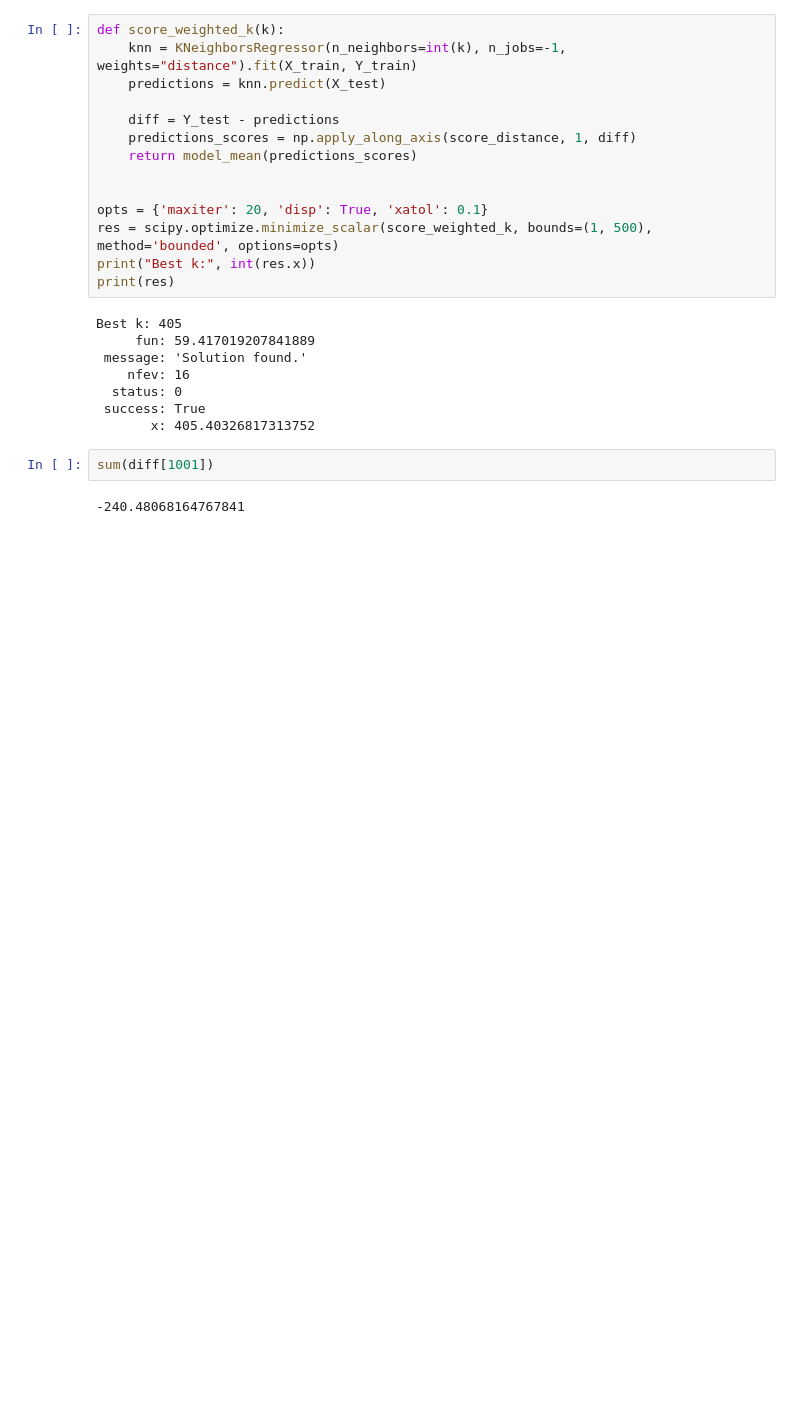
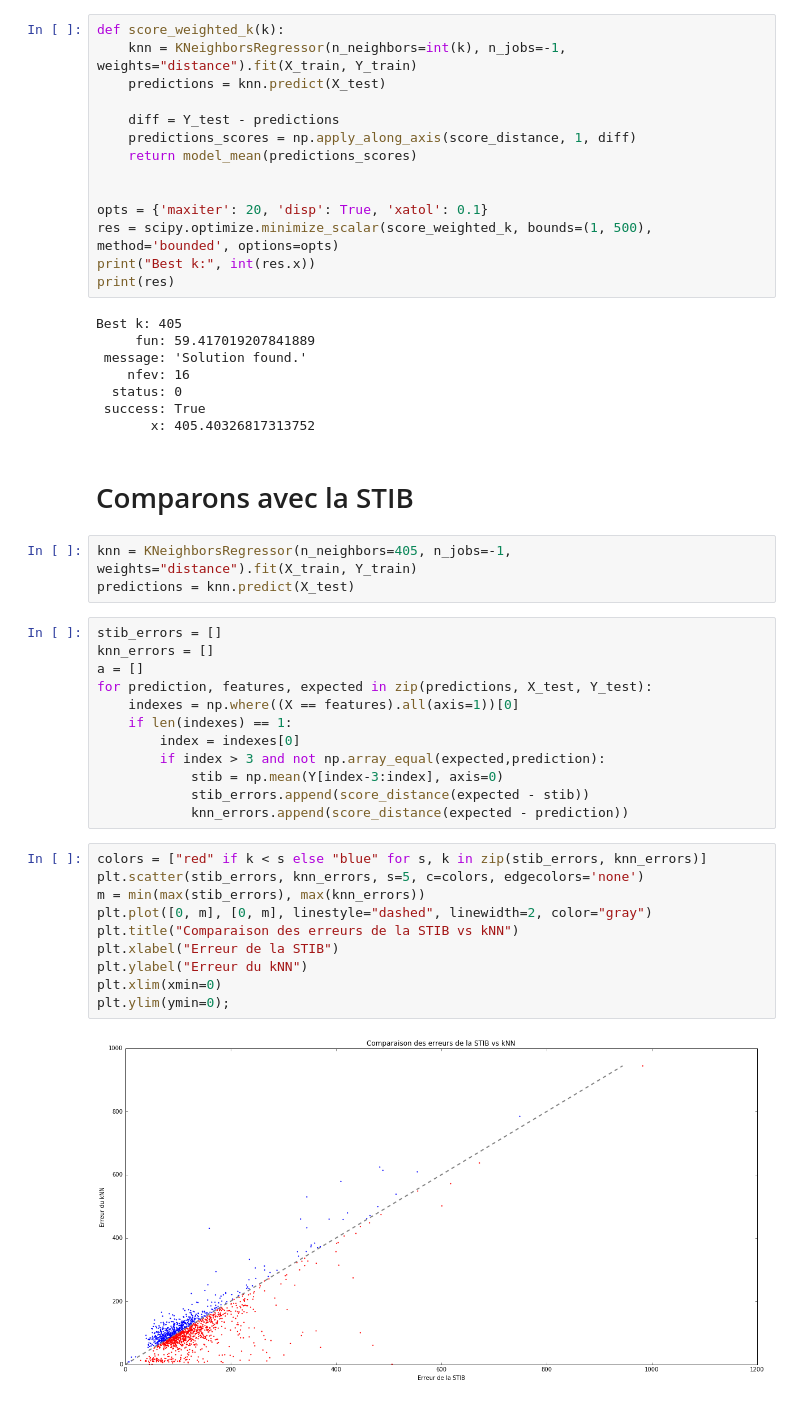
Before and after one commit to C4ptainCrunch/info-f-308, a Jupyter notebook: recherche/metrics.ipynb, the cells around one changed output. Cells and saved outputs as stored; diff of their text form; blank space fills up the shorter version.

Commit message:
Stib comparaison

```diff
--- a/recherche/metrics.ipynb
+++ b/recherche/metrics.ipynb
@@ -212,7 +218,32 @@ Best k: 405
   status: 0
  success: True
        x: 405.40326817313752
-# %%
-sum(diff[1001])
-# %% [output]
--240.48068164767841
+# %% [markdown]
+# Comparons avec la STIB
+# %%
+knn = KNeighborsRegressor(n_neighbors=405, n_jobs=-1, weights="distance").fit(X_train, Y_train)
+predictions = knn.predict(X_test)
+# %%
+stib_errors = []
+knn_errors = []
+a = []
+for prediction, features, expected in zip(predictions, X_test, Y_test):
+    indexes = np.where((X == features).all(axis=1))[0]
+    if len(indexes) == 1:
+        index = indexes[0]
+        if index > 3 and not np.array_equal(expected,prediction):
+            stib = np.mean(Y[index-3:index], axis=0)
+            stib_errors.append(score_distance(expected - stib))
+            knn_errors.append(score_distance(expected - prediction))
+# %%
+colors = ["red" if k < s else "blue" for s, k in zip(stib_errors, knn_errors)]
+plt.scatter(stib_errors, knn_errors, s=5, c=colors, edgecolors='none')
+m = min(max(stib_errors), max(knn_errors))
+plt.plot([0, m], [0, m], linestyle="dashed", linewidth=2, color="gray")
+plt.title("Comparaison des erreurs de la STIB vs kNN")
+plt.xlabel("Erreur de la STIB")
+plt.ylabel("Erreur du kNN")
+plt.xlim(xmin=0)
+plt.ylim(ymin=0);
+# %% [output]
+[figure, added]
```
Also changed, not shown: parts of 7 cells of this notebook.
